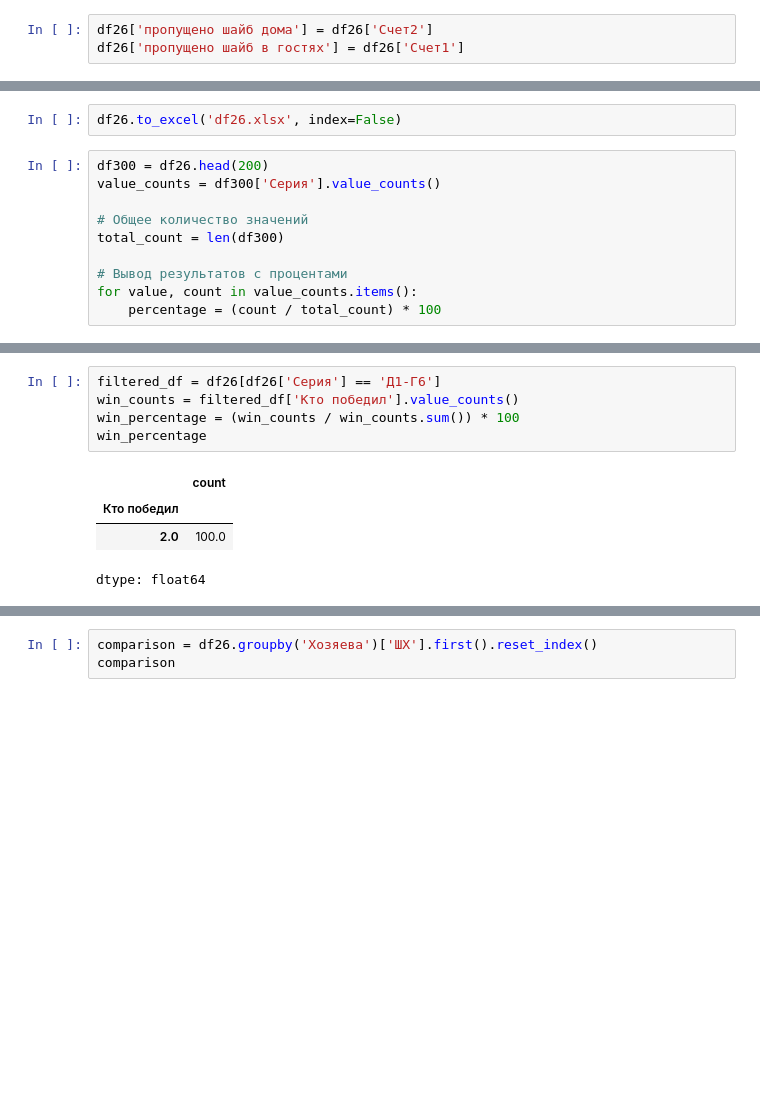
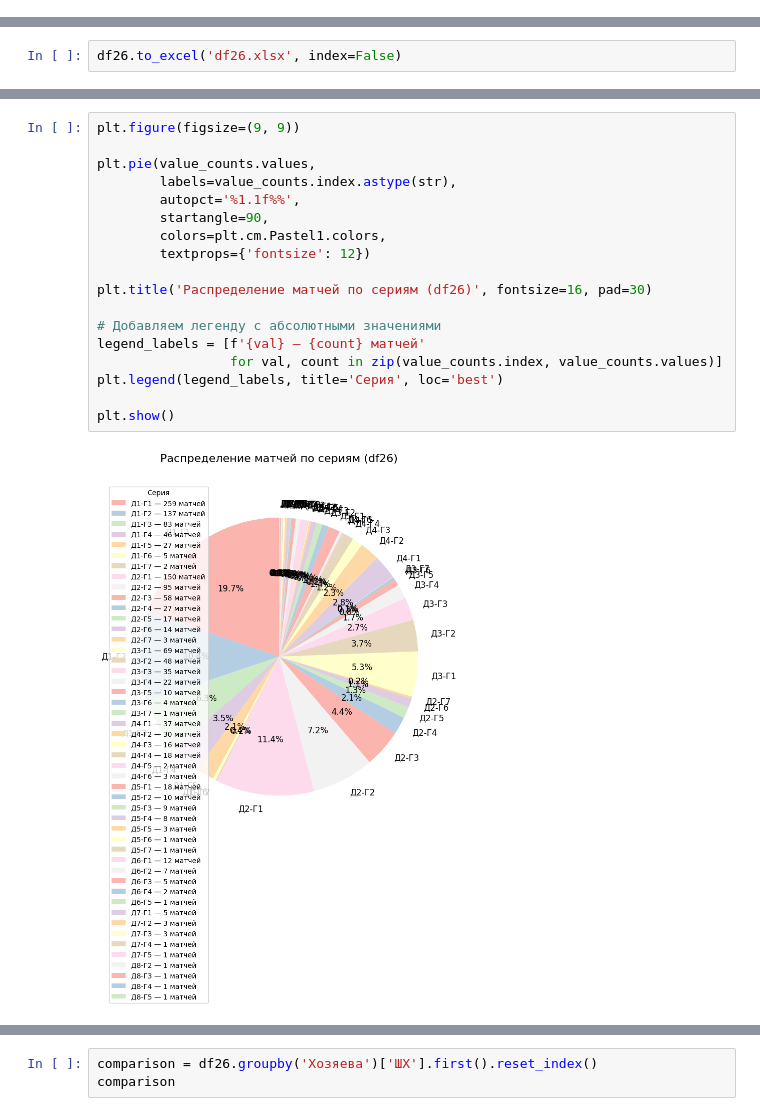
Before and after one commit to balon14/hockey, a Jupyter notebook: nhl_v2.ipynb, the cells around one changed output, grey strips where cells are left out. Saved outputs shown, nothing was run; the diff lists cells and outputs as text; blank space fills up the shorter version.

```diff
--- a/nhl_v2.ipynb
+++ b/nhl_v2.ipynb
@@ -743,3 +777,0 @@ df26 = pd.merge(df26, average_df4, on='Гости', how='left')
-# %%
-df26['пропущено шайб дома'] = df26['Счет2']
-df26['пропущено шайб в гостях'] = df26['Счет1']
@@ -765,12 +794,2 @@ df26
 # %%
 df26.to_excel('df26.xlsx', index=False)
-# %%
-df300 = df26.head(200)
-value_counts = df300['Серия'].value_counts()
-
-# Общее количество значений
-total_count = len(df300)
-
-# Вывод результатов с процентами
-for value, count in value_counts.items():
-    percentage = (count / total_count) * 100
@@ -817,10 +824,20 @@ for value, count in value_counts.items():
-# %%
-filtered_df = df26[df26['Серия'] == 'Д1-Г6']
-win_counts = filtered_df['Кто победил'].value_counts()
-win_percentage = (win_counts / win_counts.sum()) * 100
-win_percentage
-# %% [output]
-|  | count |
-| Кто победил |  |
-| 2.0 | 100.0 |
-dtype: float64
+# %%
+plt.figure(figsize=(9, 9))
+
+plt.pie(value_counts.values,
+        labels=value_counts.index.astype(str),
+        autopct='%1.1f%%',
+        startangle=90,
+        colors=plt.cm.Pastel1.colors,
+        textprops={'fontsize': 12})
+
+plt.title('Распределение матчей по сериям (df26)', fontsize=16, pad=30)
+
+# Добавляем легенду с абсолютными значениями
+legend_labels = [f'{val} — {count} матчей'
+                 for val, count in zip(value_counts.index, value_counts.values)]
+plt.legend(legend_labels, title='Серия', loc='best')
+
+plt.show()
+# %% [output]
+[figure, added]
```
Also changed, not shown: parts of 68 cells of this notebook.
